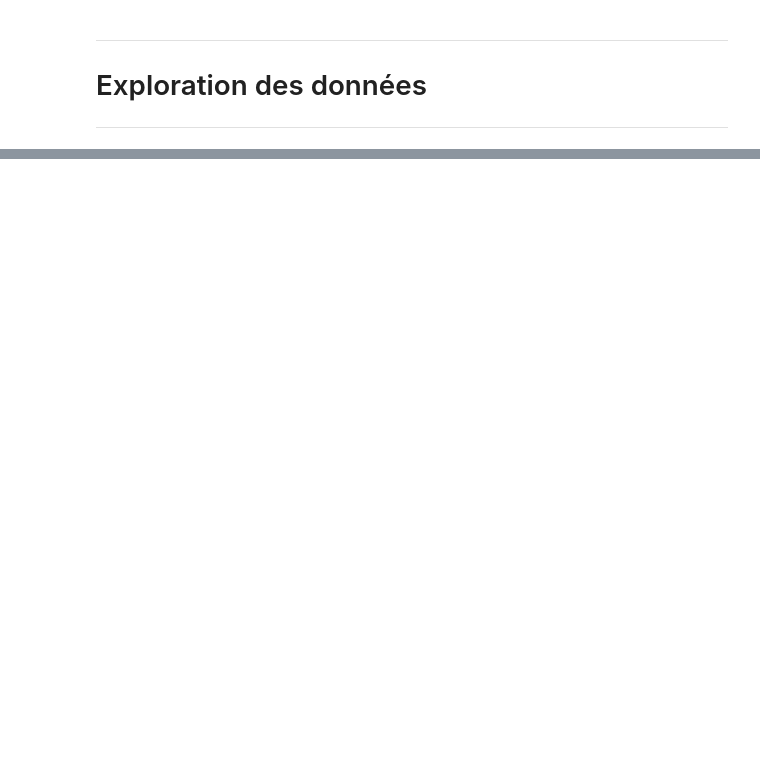
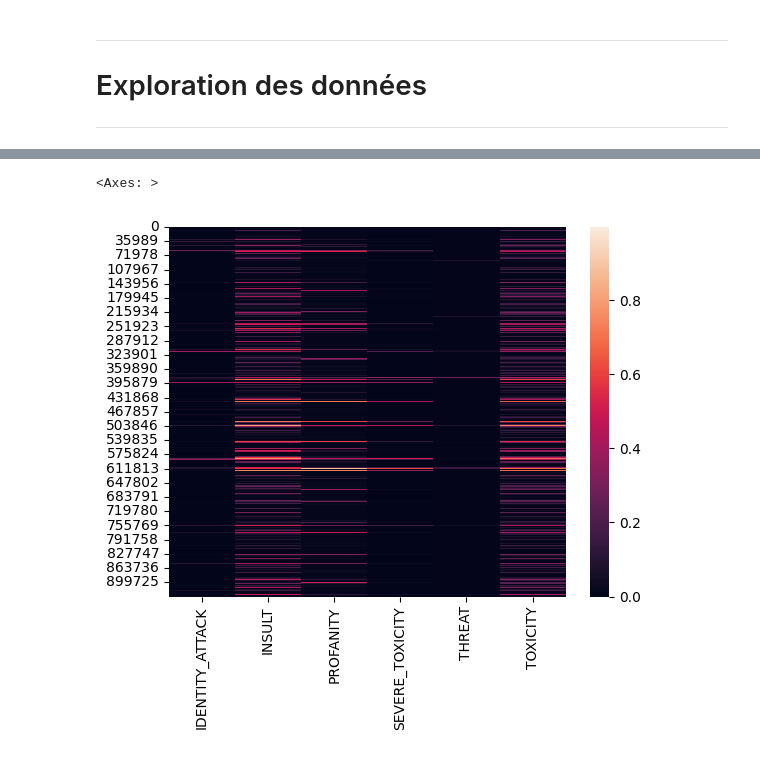
Before and after one commit to caseguin/GLO-7027, a Jupyter notebook: projet_eda.ipynb, the cells around one changed output, grey strips where cells are left out. Cells and saved outputs as stored; diff of their text form; code cells hidden in the pictures; blank space fills up the shorter version.

```diff
--- a/projet_eda.ipynb
+++ b/projet_eda.ipynb
@@ -5,4 +12,5 @@
 # %%
 import pandas as pd
 # %%
-comments = pd.read_csv('Comments.csv')
+df = pd.read_csv('Comments.csv')
+df.head(3)
@@ -15,0 +100,8 @@ comments.head(3)
+# %%
+import seaborn as sns
+col_selection = ['IDENTITY_ATTACK', 'INSULT', 'PROFANITY', 'SEVERE_TOXICITY', 'THREAT', 'TOXICITY']
+
+sns.heatmap(df[col_selection])
+# %% [output]
+<Axes: >
+[figure, added]
```
Also changed, not shown: parts of 8 cells of this notebook.
